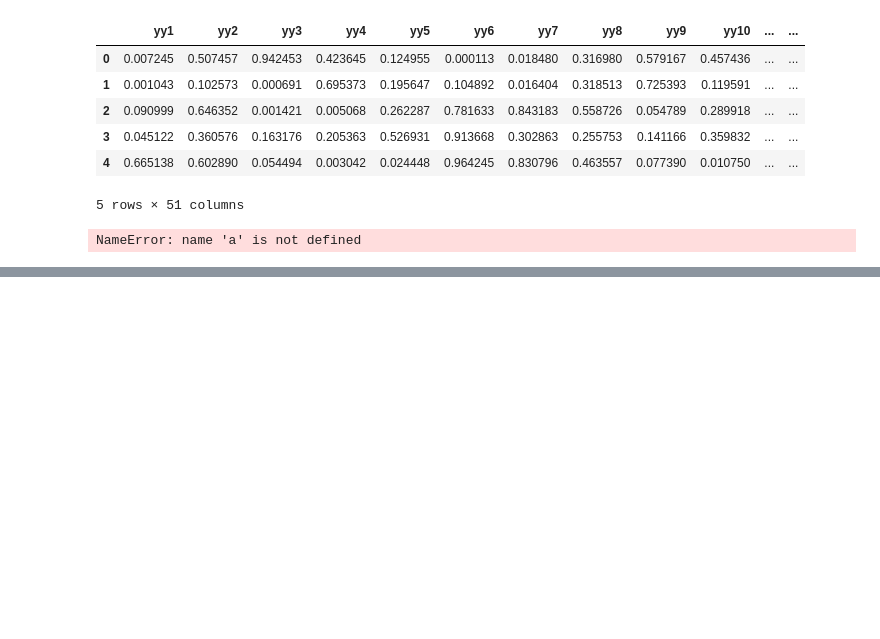
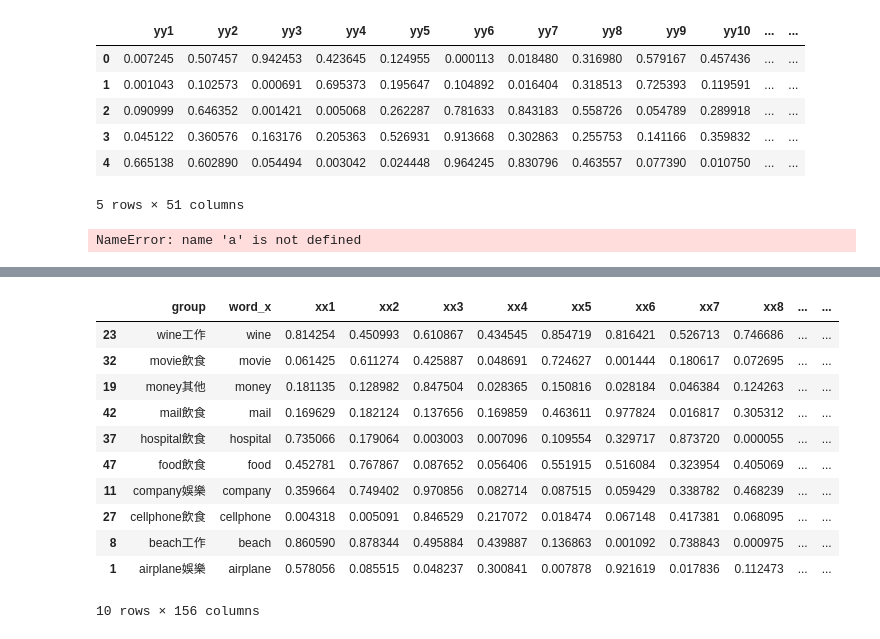
Before and after one commit to j9o8y7ce/python-practice, a Jupyter notebook: Cosine相似度.ipynb, the cells around one changed output, grey strips where cells are left out. Saved outputs shown, nothing was run; the diff lists cells and outputs as text; code cells hidden in the pictures; blank space fills up the shorter version.

```diff
--- a/Cosine相似度.ipynb
+++ b/Cosine相似度.ipynb
@@ -405,0 +446,14 @@ NameError: name 'a' is not defined
+# %%
+cos_si = pd.DataFrame()
+cos_si['group'] = cos12['group']
+cos_si['word_x'] = cos12['word_x']
+
+for i in range(1, cos1_len):
+    cos_si['xx' + str(i)] = cos12['x' + str(i) + '_x'] ** 2
+    for j in range(1, cos2_len):
+
+        cos_si['x' + str(i) + 'y' + str(i)] = cos12['x' + str(i) + '_x'] * cos12['x' + str(i) + '_y']
+        cos_si['yy' + str(j)] = cos12['x' + str(j) + '_y'] ** 2
+
+print(cos_si.head(2))
+print(cos_si.tail(2))
@@ -405,0 +478,18 @@ NameError: name 'a' is not defined
+# %%
+# 產出columns order
+cols = ['group', 'word_x']
+for i in range(1, cos1_len):
+    cols.append('xx' + str(i))
+
+for i in range(1, cos1_len):
+    cols.append('yy' + str(i))
+
+for i in range(1, cos1_len):
+    cols.append('x' + str(i) + 'y' + str(i))
+
+print(cols)
+
+# 更換columns order
+cos_si = cos_si.reindex(columns = cols)
+print(cos_si.head(2))
+cos_si.columns.values
@@ -405,0 +528,8 @@ NameError: name 'a' is not defined
+# %%
+# 產出 square root(sum_xx), square root(sum_yy), sum(xiyi), cos_similarity
+cos_si['sr_sum_xx'] = cos_si.iloc[:, 2:52].sum(axis = 1) ** .5
+cos_si['sr_sum_yy'] = cos_si.iloc[:, 52:102].sum(axis = 1) ** .5
+cos_si['sum_xy'] = cos_si.iloc[:, 102:152].sum(axis = 1)
+cos_si['cos_similarity'] = cos_si['sum_xy'] / (cos_si['sr_sum_xx'] * cos_si['sr_sum_yy'])
+print(cos_si.head(2))
+print(cos_si.tail(2))
@@ -405,0 +554,15 @@ NameError: name 'a' is not defined
+# %%
+cos_si.sort_values(['word_x','cos_similarity'],ascending=False).groupby('word_x').head(1)
+# %% [output]
+|  | group | word_x | xx1 | xx2 | xx3 | xx4 | xx5 | xx6 | xx7 | xx8 | ... | ... |
+| 23 | wine工作 | wine | 0.814254 | 0.450993 | 0.610867 | 0.434545 | 0.854719 | 0.816421 | 0.526713 | 0.746686 | ... | ... |
+| 32 | movie飲食 | movie | 0.061425 | 0.611274 | 0.425887 | 0.048691 | 0.724627 | 0.001444 | 0.180617 | 0.072695 | ... | ... |
+| 19 | money其他 | money | 0.181135 | 0.128982 | 0.847504 | 0.028365 | 0.150816 | 0.028184 | 0.046384 | 0.124263 | ... | ... |
+| 42 | mail飲食 | mail | 0.169629 | 0.182124 | 0.137656 | 0.169859 | 0.463611 | 0.977824 | 0.016817 | 0.305312 | ... | ... |
+| 37 | hospital飲食 | hospital | 0.735066 | 0.179064 | 0.003003 | 0.007096 | 0.109554 | 0.329717 | 0.873720 | 0.000055 | ... | ... |
+| 47 | food飲食 | food | 0.452781 | 0.767867 | 0.087652 | 0.056406 | 0.551915 | 0.516084 | 0.323954 | 0.405069 | ... | ... |
+| 11 | company娛樂 | company | 0.359664 | 0.749402 | 0.970856 | 0.082714 | 0.087515 | 0.059429 | 0.338782 | 0.468239 | ... | ... |
+| 27 | cellphone飲食 | cellphone | 0.004318 | 0.005091 | 0.846529 | 0.217072 | 0.018474 | 0.067148 | 0.417381 | 0.068095 | ... | ... |
+| 8 | beach工作 | beach | 0.860590 | 0.878344 | 0.495884 | 0.439887 | 0.136863 | 0.001092 | 0.738843 | 0.000975 | ... | ... |
+| 1 | airplane娛樂 | airplane | 0.578056 | 0.085515 | 0.048237 | 0.300841 | 0.007878 | 0.921619 | 0.017836 | 0.112473 | ... | ... |
+10 rows × 156 columns
```
Also changed, not shown: parts of 7 cells of this notebook.
